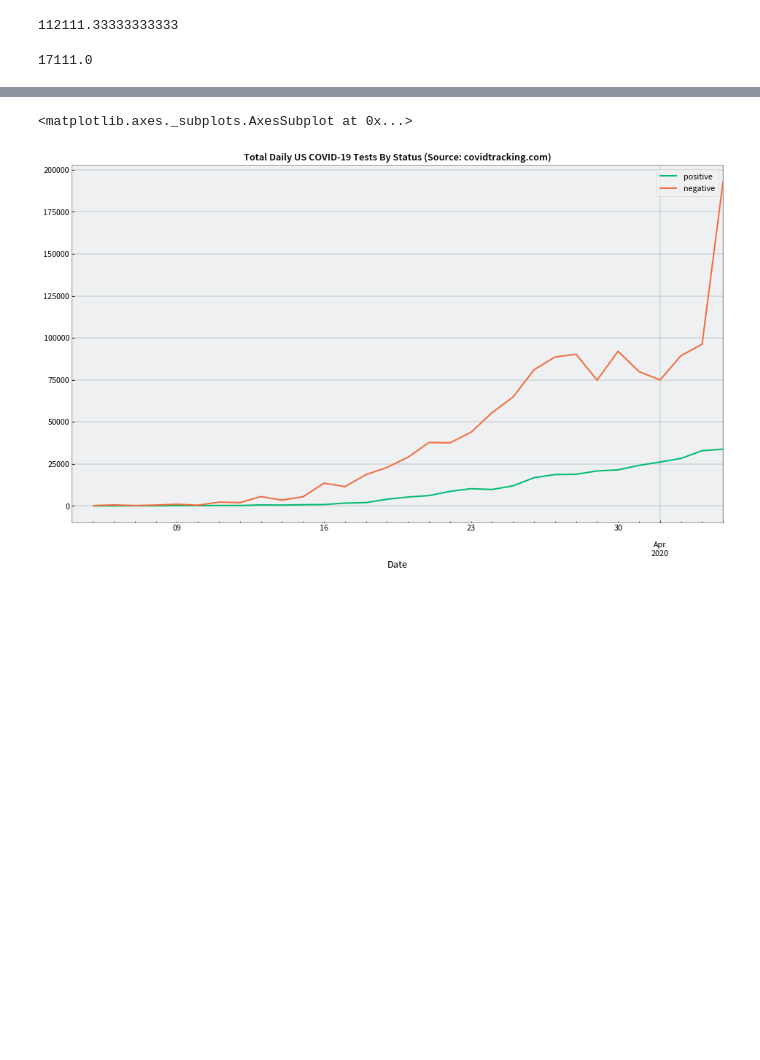
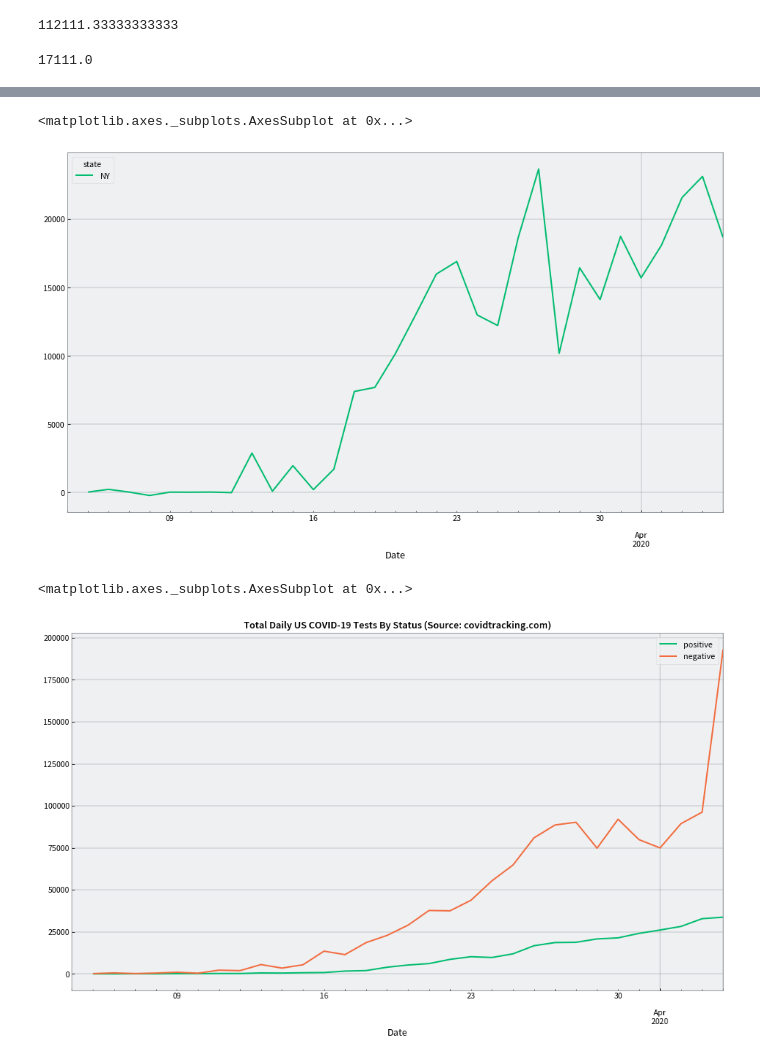
Before and after one commit to RobSpectre/COVID-19-Analysis, a Jupyter notebook: COVID-19 US Testing.ipynb, the cells around one changed output, grey strips where cells are left out. Saved outputs shown, nothing was run; the diff lists cells and outputs as text; code cells hidden in the pictures; blank space fills up the shorter version.

```diff
--- a/COVID-19 US Testing.ipynb
+++ b/COVID-19 US Testing.ipynb
@@ -129,3 +129,8 @@ tests_df[tests_df['state'] == 'NY'].groupby(['Date', 'state'])['total'].max().un
+# %%
+tests_df[tests_df['state'] == 'NY'].groupby(['Date', 'state'])['total'].max().diff().unstack('state').plot(kind='line')
+# %% [output]
+<matplotlib.axes._subplots.AxesSubplot at 0x...>
+[figure, added]
 # %%
 tests_df.groupby('Date')[['positive', 'negative']].sum().diff().plot(kind='line',
                                                                      title="Total Daily US COVID-19 Tests By Status (Source: covidtracking.com)")
```
Also changed, not shown: parts of 2 cells of this notebook, 4 other files.
